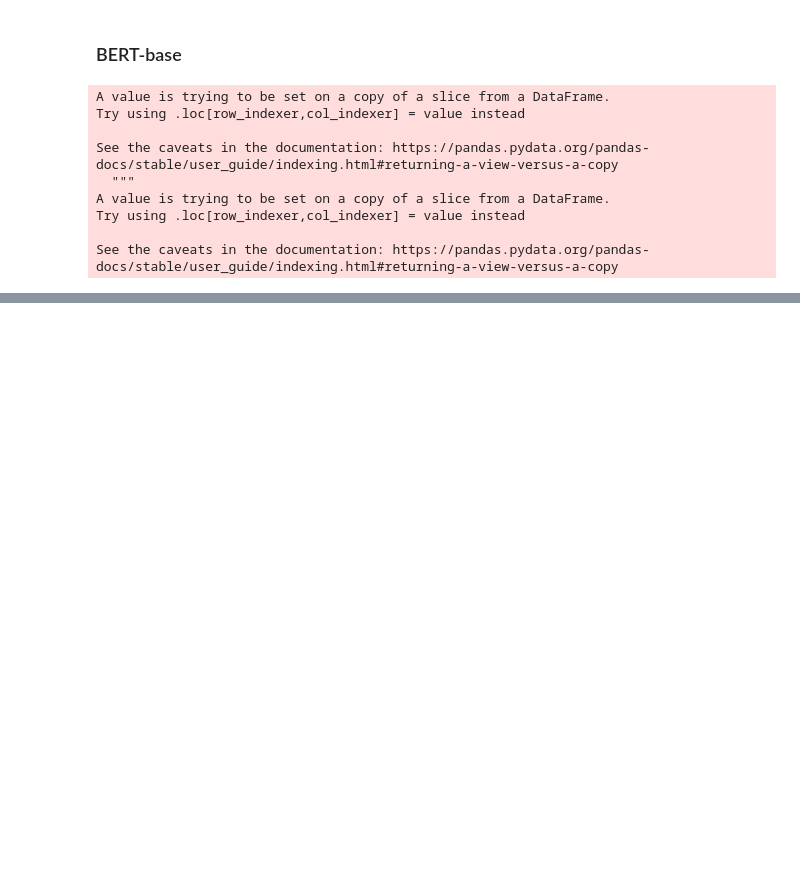
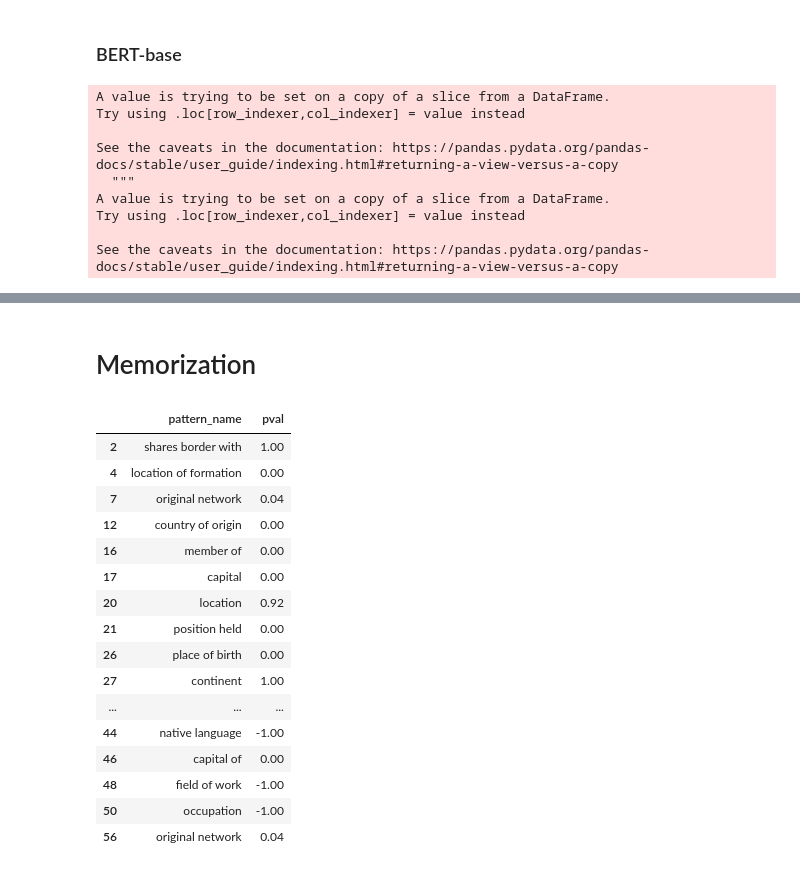
Before and after one commit to yanaiela/lm_meaning, a Jupyter notebook: notebooks/analyze_results.ipynb, the cells around one changed output, grey strips where cells are left out. Saved outputs shown, nothing was run; the diff lists cells and outputs as text; code cells hidden in the pictures; blank space fills up the shorter version.

```diff
--- a/notebooks/analyze_results.ipynb
+++ b/notebooks/analyze_results.ipynb
@@ -45,9 +45,9 @@ ids_df = pd.DataFrame({'id': ids_list})
 all_df = pd.concat([name_df, ids_df, config_df,summary_df], axis=1)
 
 all_df = all_df.fillna(-1.0)
-all_df = all_df.astype({'cooccurrence': 'int32',
-                        'total_tuples': 'int32',
-                        'num_patterns': 'int32'})
+# all_df = all_df.astype({'cooccurrence': 'int32',
+#                         'total_tuples': 'int32',
+#                         'num_patterns': 'int32'})
 
 # all_df.to_csv("project.csv")
 # %%
@@ -186,3 +186,33 @@ unpattern_table_bert_base
 | 49 | P47 | shares border with | 3.0 | 183 | True | 0.688525 | 0.331512 | 0.595628 |
 | 50 | P449 | original network | 3.0 | 315 | True | 0.584127 | 0.366138 | 0.717460 |
 | 52 | P103 | native language | 5.0 | 788 | True | 0.894670 | 0.668020 | 0.936548 |
+# %% [markdown]
+# Memorization
+# %%
+paraphrase_df = all_df[all_df.name.str.contains('paraphrase_eval_bert-large-cased')]
+
+# for removing duplicate column (pattern)
+paraphrase_df = paraphrase_df.iloc[:,~paraphrase_df.columns.duplicated()]
+
+# adding actual relation name
+paraphrase_df['pattern_name'] = paraphrase_df['pattern'].apply(lambda x: pid2label[x])
+# %%
+paraphrase_df[['pattern_name', 'pval']].round(2)
+# %% [output]
+|  | pattern_name | pval |
+| 2 | shares border with | 1.00 |
+| 4 | location of formation | 0.00 |
+| 7 | original network | 0.04 |
+| 12 | country of origin | 0.00 |
+| 16 | member of | 0.00 |
+| 17 | capital | 0.00 |
+| 20 | location | 0.92 |
+| 21 | position held | 0.00 |
+| 26 | place of birth | 0.00 |
+| 27 | continent | 1.00 |
+| ... | ... | ... |
+| 44 | native language | -1.00 |
+| 46 | capital of | 0.00 |
+| 48 | field of work | -1.00 |
+| 50 | occupation | -1.00 |
+| 56 | original network | 0.04 |
```
Also changed, not shown: parts of 4 cells of this notebook, 3 other files.
